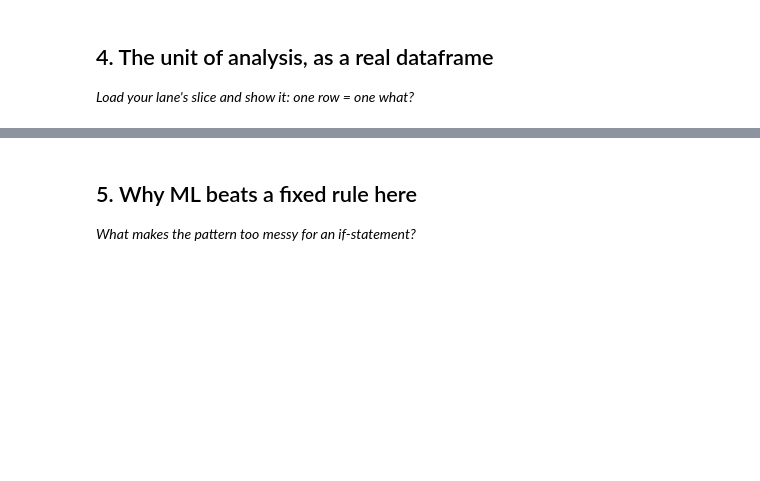
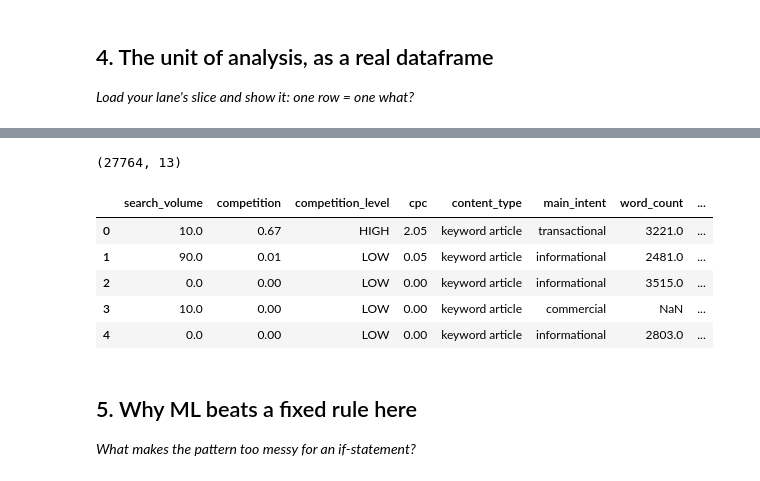
Before and after one commit to Mohidraheel/Machine-Learning-Practice, a Jupyter notebook: work/notebooks/w02_ml_task_framing.ipynb, the cells around one changed output, grey strips where cells are left out. Cells and saved outputs as stored; diff of their text form; code cells hidden in the pictures; blank space fills up the shorter version.

```diff
--- a/work/notebooks/w02_ml_task_framing.ipynb
+++ b/work/notebooks/w02_ml_task_framing.ipynb
@@ -16,0 +64,16 @@ This skeleton is yours to fill. Work the sections **in order** — each one has
+# %%
+lane_df = df[
+    df["trend_direction"].isin(
+        ["down", "stable", "up", "flat"]
+    )
+].copy()
+
+lane_df["needs_refresh"] = (
+    lane_df["trend_direction"] == "down"
+).astype(int)
+
+print("Rows:", len(lane_df))
+
+print(lane_df["trend_direction"].value_counts())
+
+print(lane_df["needs_refresh"].value_counts())
@@ -25,3 +132,34 @@ This skeleton is yours to fill. Work the sections **in order** — each one has
+# %%
+feature_columns = [
+    "search_volume",
+    "competition",
+    "competition_level",
+    "cpc",
+    "content_type",
+    "main_intent",
+    "word_count",
+    "char_count",
+    "provider_used",
+    "model_used",
+    "content_age_days",
+    "days_since_last_update"
+]
+
+ml_lane = lane_df[
+    feature_columns + ["needs_refresh"]
+]
+
+print(ml_lane.shape)
+
+ml_lane.head()
+# %% [output]
+(27764, 13)
+|  | search_volume | competition | competition_level | cpc | content_type | main_intent | word_count | ... |
+| 0 | 10.0 | 0.67 | HIGH | 2.05 | keyword article | transactional | 3221.0 | ... |
+| 1 | 90.0 | 0.01 | LOW | 0.05 | keyword article | informational | 2481.0 | ... |
+| 2 | 0.0 | 0.00 | LOW | 0.00 | keyword article | informational | 3515.0 | ... |
+| 3 | 10.0 | 0.00 | LOW | 0.00 | keyword article | commercial | NaN | ... |
+| 4 | 0.0 | 0.00 | LOW | 0.00 | keyword article | informational | 2803.0 | ... |
 # %% [markdown]
 ## 5. Why ML beats a fixed rule here
 
```
Also changed, not shown: parts of 8 cells of this notebook.
